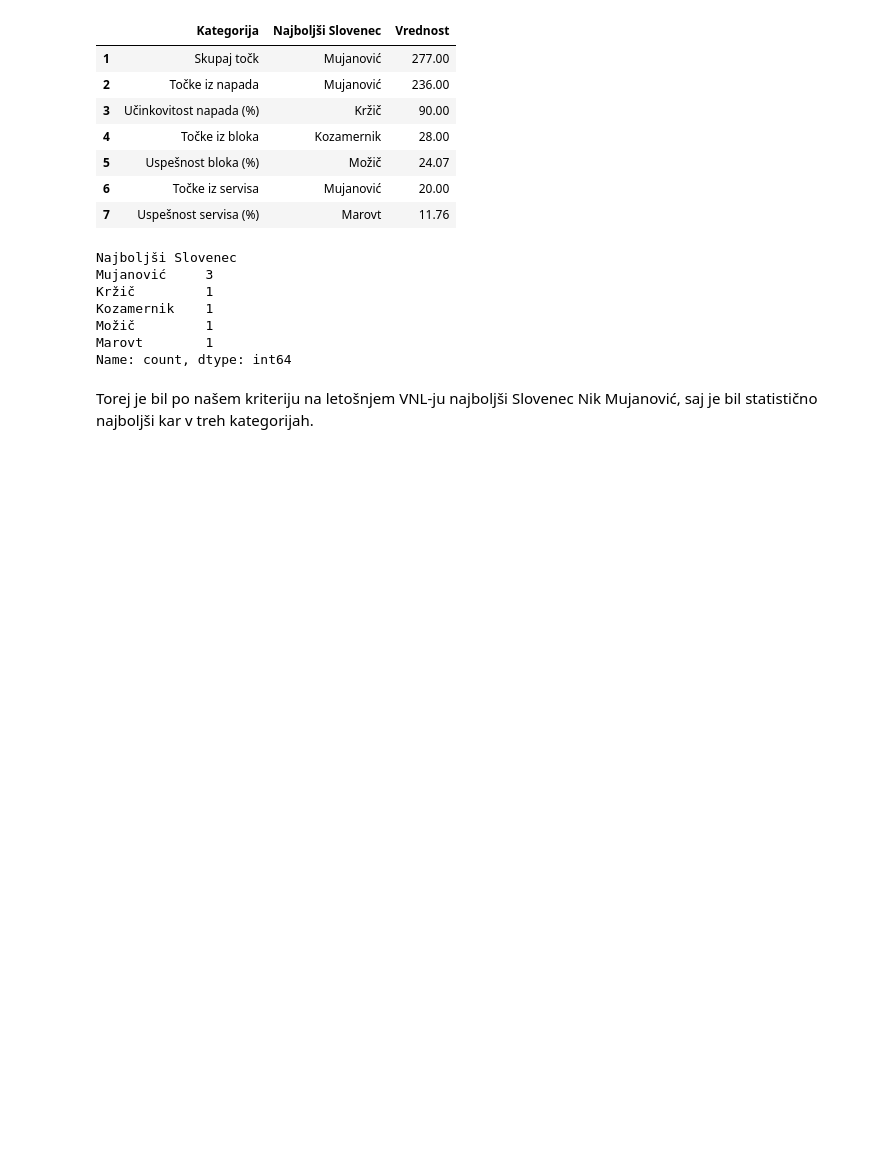
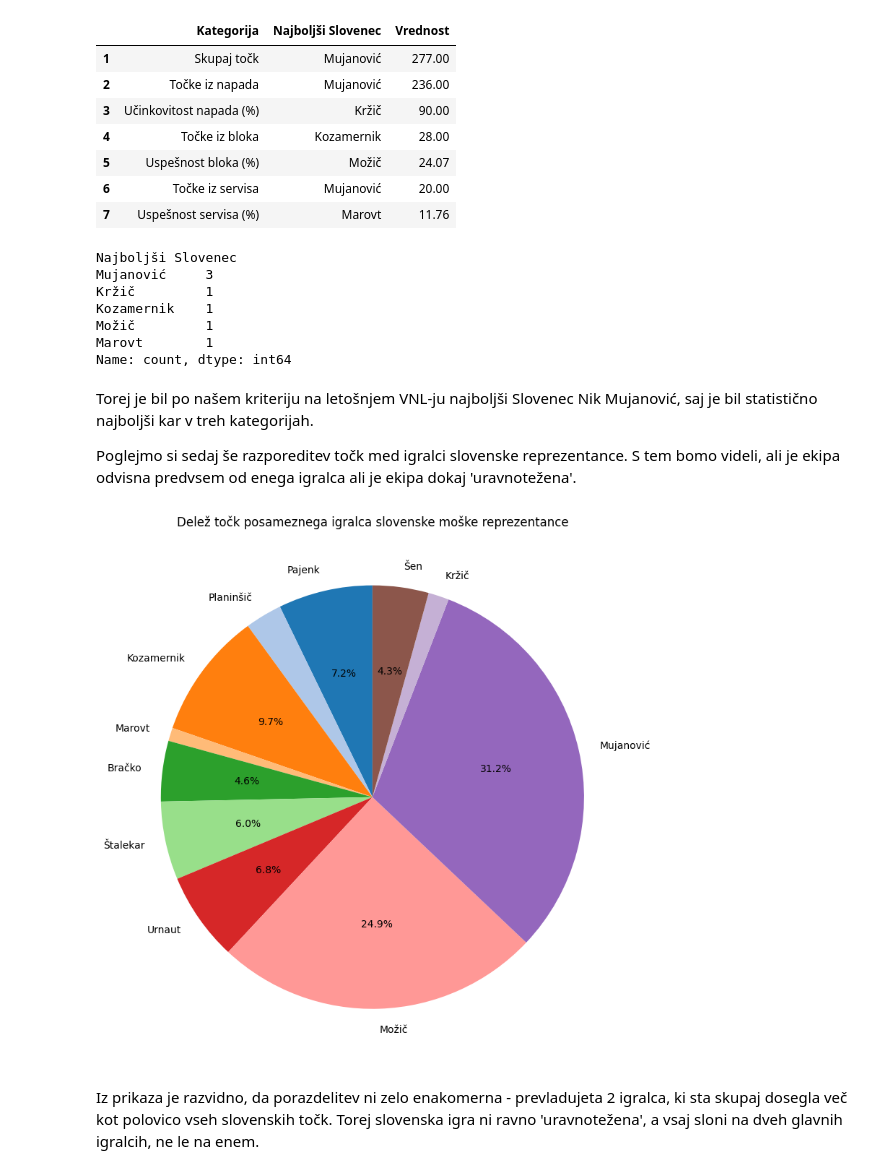
Before and after one commit to mijastijepic/UVP_projektna_naloga, a Jupyter notebook: analiza_podatkov.ipynb, the cells around one changed output. Cells and saved outputs as stored; diff of their text form; code cells hidden in the pictures; blank space fills up the shorter version.

Commit message:
porazdelitev slovenskih točk

```diff
--- a/analiza_podatkov.ipynb
+++ b/analiza_podatkov.ipynb
@@ -458,3 +458,29 @@ Marovt        1
 Name: count, dtype: int64
 # %% [markdown]
 Torej je bil po našem kriteriju na letošnjem VNL-ju najboljši Slovenec Nik Mujanović, saj je bil statistično najboljši kar v treh kategorijah.
+
+Poglejmo si sedaj še razporeditev točk med igralci slovenske reprezentance. S tem bomo videli, ali je ekipa odvisna predvsem od enega igralca ali je ekipa dokaj 'uravnotežena'.
+# %%
+slovenija_tocke = slovenija_moski.dropna(subset=["tocke_skupaj"])
+slovenija_tocke = slovenija_tocke[slovenija_tocke["tocke_skupaj"] > 5]
+
+barve = plt.cm.tab20(range(len(slovenija_tocke)))
+
+def prikazi(odstotek):
+    return f"{odstotek:.1f}%" if odstotek >= 3 else ""
+
+plt.figure(figsize=(8, 8))
+plt.pie(
+    slovenija_tocke["tocke_skupaj"],
+    labels=slovenija_tocke["priimek"],
+    autopct=prikazi,
+    startangle=90,
+    colors=barve
+)
+plt.title("Delež točk posameznega igralca slovenske moške reprezentance")
+plt.tight_layout()
+plt.show()
+# %% [output]
+[figure, added]
+# %% [markdown]
+Iz prikaza je razvidno, da porazdelitev ni zelo enakomerna - prevladujeta 2 igralca, ki sta skupaj dosegla več kot polovico vseh slovenskih točk. Torej slovenska igra ni ravno 'uravnotežena', a vsaj sloni na dveh glavnih igralcih, ne le na enem.
```
